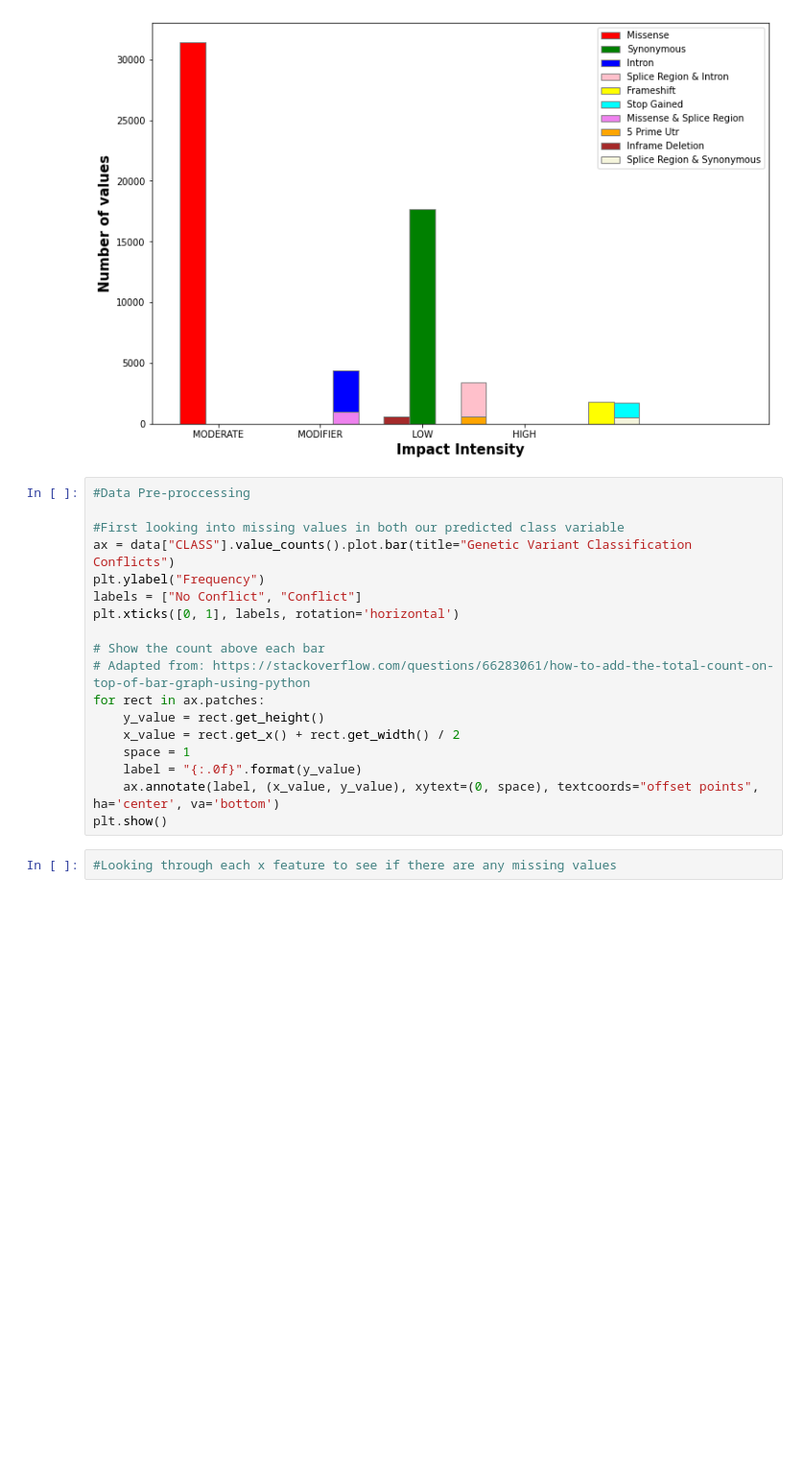
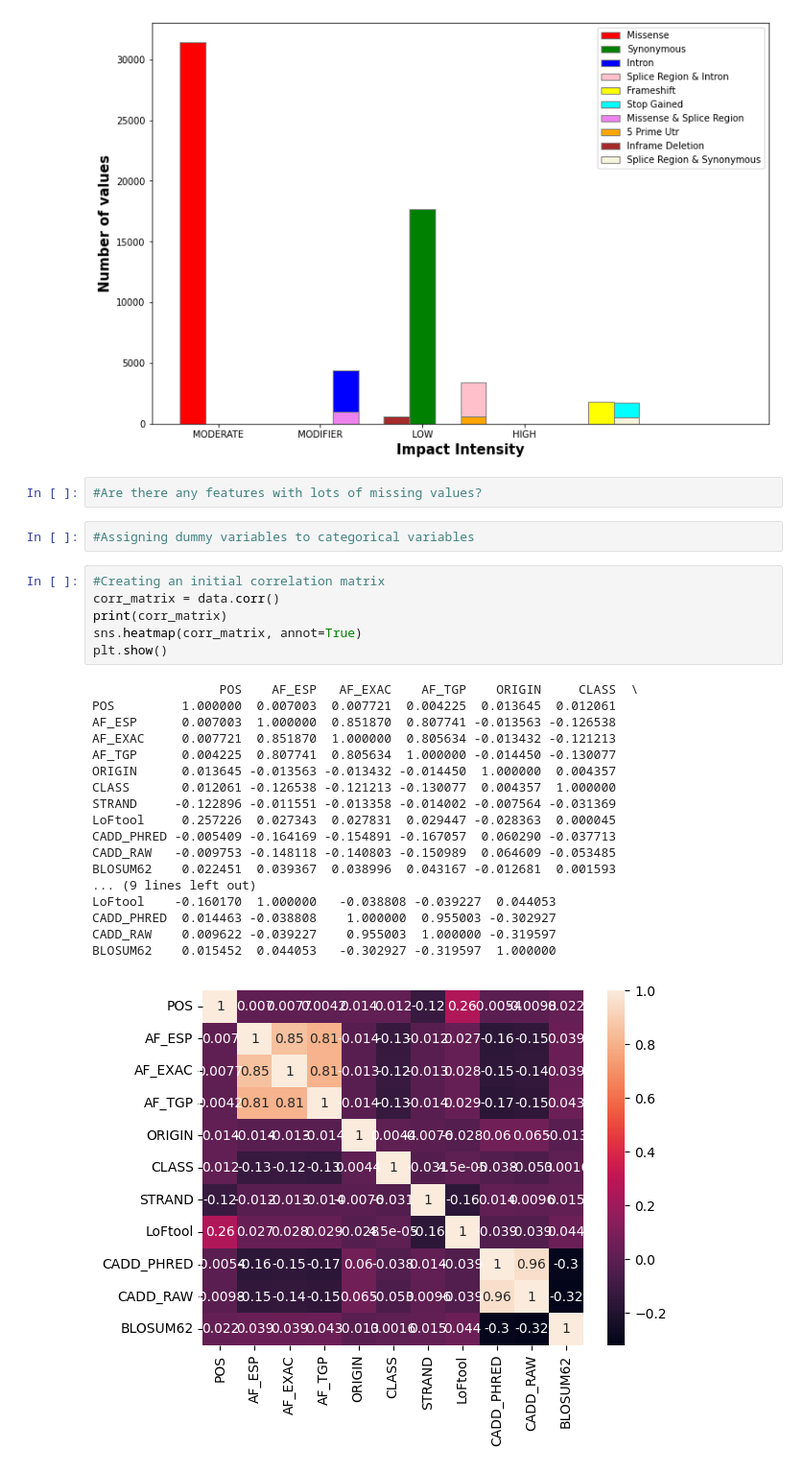
Before and after one commit to DataScience4Health-Fall2022/termproject-baymax, a Jupyter notebook: main.ipynb, the cells around one changed output. Shown: that part at 96% size. Drawn from its saved outputs; the diff is of its cells as text; blank space fills up the shorter version.

Commit message:
visualize corr matrix

```diff
--- a/main.ipynb
+++ b/main.ipynb
@@ -420,23 +420,32 @@ Try using .loc[row_indexer,col_indexer] = value instead
 
 See the caveats in the documentation: https://pandas.pydata.org/pandas-docs/stable/user_guide/indexing.html#returning-a-view-versus-a-copy
 [figure]
-# %%
-#Data Pre-proccessing
-
-#First looking into missing values in both our predicted class variable
-ax = data["CLASS"].value_counts().plot.bar(title="Genetic Variant Classification Conflicts")
-plt.ylabel("Frequency")
-labels = ["No Conflict", "Conflict"]
-plt.xticks([0, 1], labels, rotation='horizontal')
-
-# Show the count above each bar
-# Adapted from: https://stackoverflow.com/questions/66283061/how-to-add-the-total-count-on-top-of-bar-graph-using-python
-for rect in ax.patches:
-    y_value = rect.get_height()
-    x_value = rect.get_x() + rect.get_width() / 2
-    space = 1
-    label = "{:.0f}".format(y_value)
-    ax.annotate(label, (x_value, y_value), xytext=(0, space), textcoords="offset points", ha='center', va='bottom')
-plt.show()
-# %%
-#Looking through each x feature to see if there are any missing values
+# %%
+#Are there any features with lots of missing values?
+# %%
+#Assigning dummy variables to categorical variables
+# %%
+#Creating an initial correlation matrix
+corr_matrix = data.corr()
+print(corr_matrix)
+sns.heatmap(corr_matrix, annot=True)
+plt.show()
+# %% [output]
+                 POS    AF_ESP   AF_EXAC    AF_TGP    ORIGIN     CLASS  \
+POS         1.000000  0.007003  0.007721  0.004225  0.013645  0.012061
+AF_ESP      0.007003  1.000000  0.851870  0.807741 -0.013563 -0.126538
+AF_EXAC     0.007721  0.851870  1.000000  0.805634 -0.013432 -0.121213
+AF_TGP      0.004225  0.807741  0.805634  1.000000 -0.014450 -0.130077
+ORIGIN      0.013645 -0.013563 -0.013432 -0.014450  1.000000  0.004357
+CLASS       0.012061 -0.126538 -0.121213 -0.130077  0.004357  1.000000
+STRAND     -0.122896 -0.011551 -0.013358 -0.014002 -0.007564 -0.031369
+LoFtool     0.257226  0.027343  0.027831  0.029447 -0.028363  0.000045
+CADD_PHRED -0.005409 -0.164169 -0.154891 -0.167057  0.060290 -0.037713
+CADD_RAW   -0.009753 -0.148118 -0.140803 -0.150989  0.064609 -0.053485
+BLOSUM62    0.022451  0.039367  0.038996  0.043167 -0.012681  0.001593
+... (9 lines left out)
+LoFtool    -0.160170  1.000000   -0.038808 -0.039227  0.044053
+CADD_PHRED  0.014463 -0.038808    1.000000  0.955003 -0.302927
+CADD_RAW    0.009622 -0.039227    0.955003  1.000000 -0.319597
+BLOSUM62    0.015452  0.044053   -0.302927 -0.319597  1.000000
+[figure, added]
```
